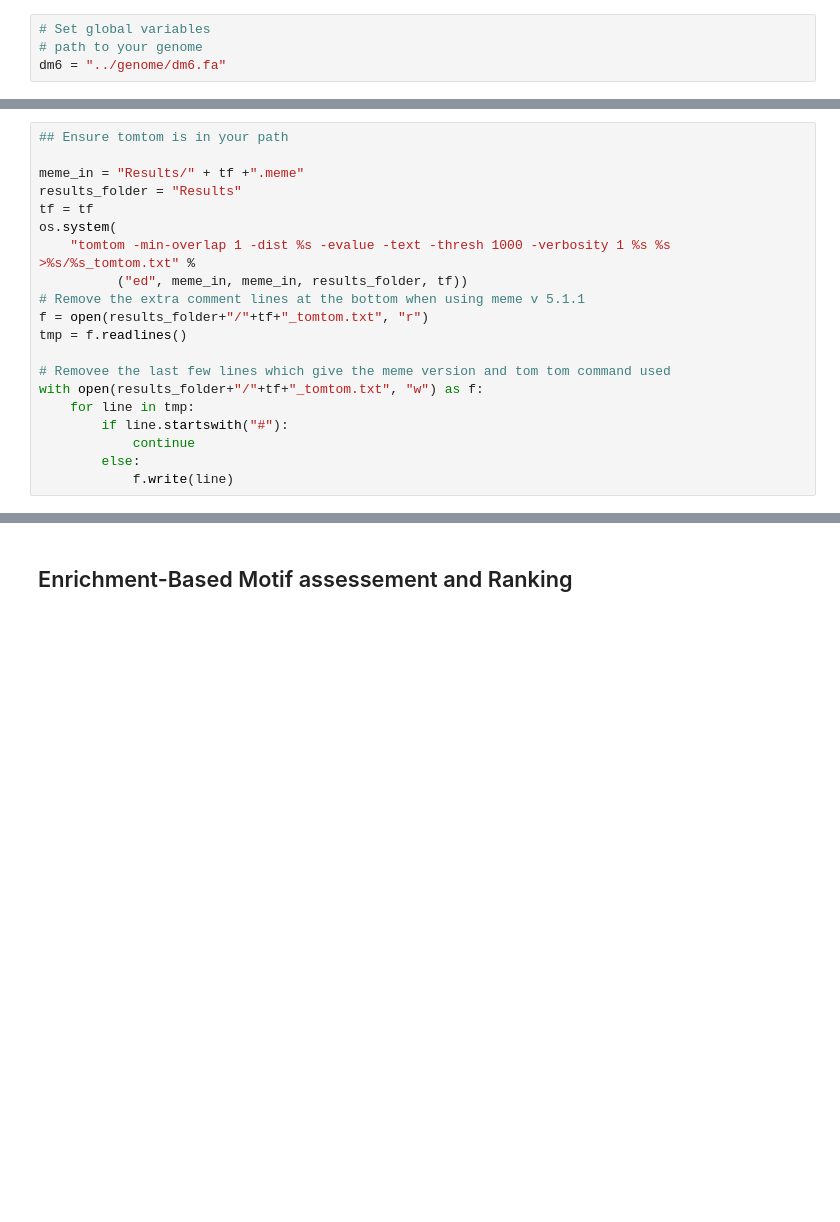
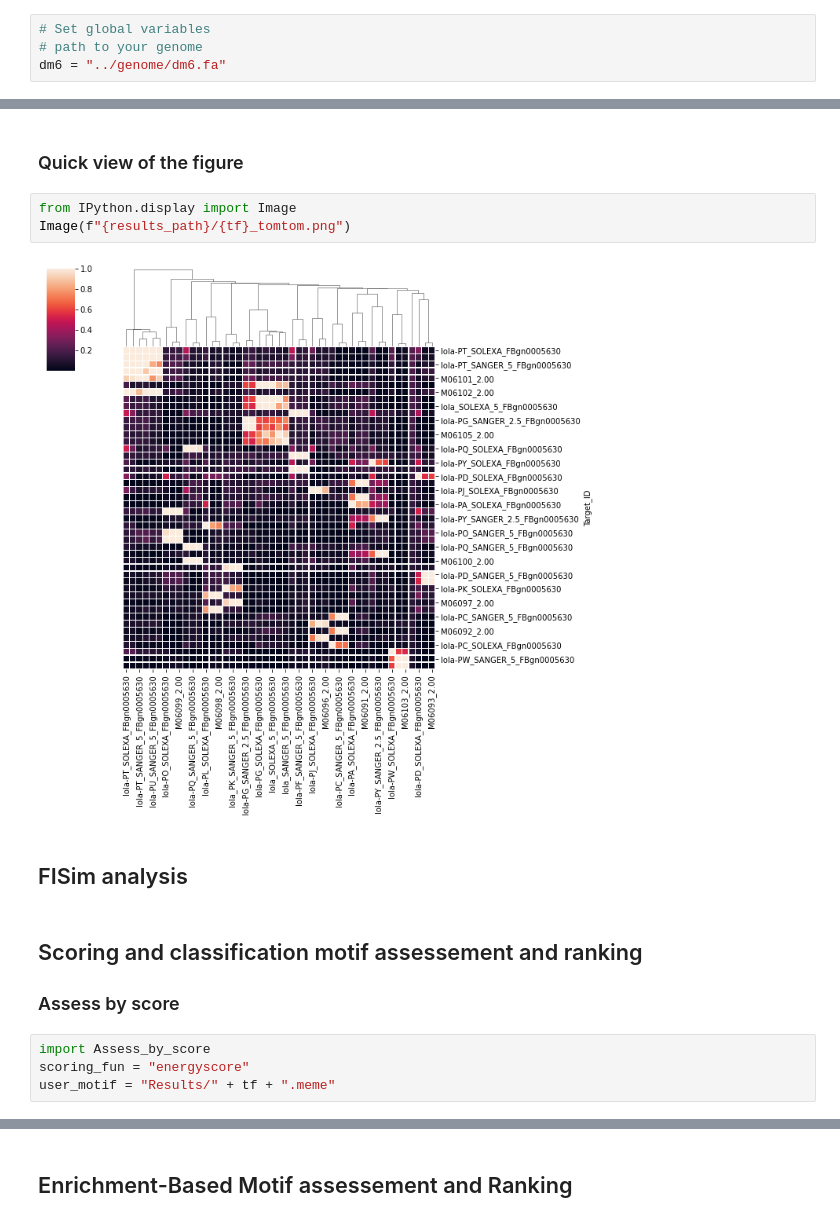
Before and after one commit to Fnyasimi/MARS-Update-Pipeline, a Jupyter notebook: Evaluation/Evaluation_notebook.ipynb, the cells around one changed output, grey strips where cells are left out. Saved outputs shown, nothing was run; the diff lists cells and outputs as text; blank space fills up the shorter version.

Commit message:
Updated the analysis

```diff
--- a/Evaluation/Evaluation_notebook.ipynb
+++ b/Evaluation/Evaluation_notebook.ipynb
@@ -245,20 +58,0 @@ The _**bcd.meme**_ file which we extracted above is in the **Results** directory
-# %%
-## Ensure tomtom is in your path
-
-meme_in = "Results/" + tf +".meme"
-results_folder = "Results"
-tf = tf
-os.system(
-    "tomtom -min-overlap 1 -dist %s -evalue -text -thresh 1000 -verbosity 1 %s %s >%s/%s_tomtom.txt" %
-          ("ed", meme_in, meme_in, results_folder, tf))
-# Remove the extra comment lines at the bottom when using meme v 5.1.1
-f = open(results_folder+"/"+tf+"_tomtom.txt", "r")
-tmp = f.readlines()
-
-# Removee the last few lines which give the meme version and tom tom command used
-with open(results_folder+"/"+tf+"_tomtom.txt", "w") as f:
-    for line in tmp:
-        if line.startswith("#"):
-            continue
-        else:
-            f.write(line)
@@ -403,0 +137,17 @@ FileNotFoundError: [Errno 2] File b'/home/festo/Documents/MARStool/MARS-Update-P
+# %% [markdown]
+### Quick view of the figure
+# %%
+from IPython.display import Image
+Image(f"{results_path}/{tf}_tomtom.png")
+# %% [output]
+[figure, added]
+# %% [markdown]
+## FISim analysis
+# %% [markdown]
+## Scoring and classification motif assessement and ranking
+
+### Assess by score
+# %%
+import Assess_by_score
+scoring_fun = "energyscore"
+user_motif = "Results/" + tf + ".meme"
```
Also changed, not shown: parts of 52 cells of this notebook.
